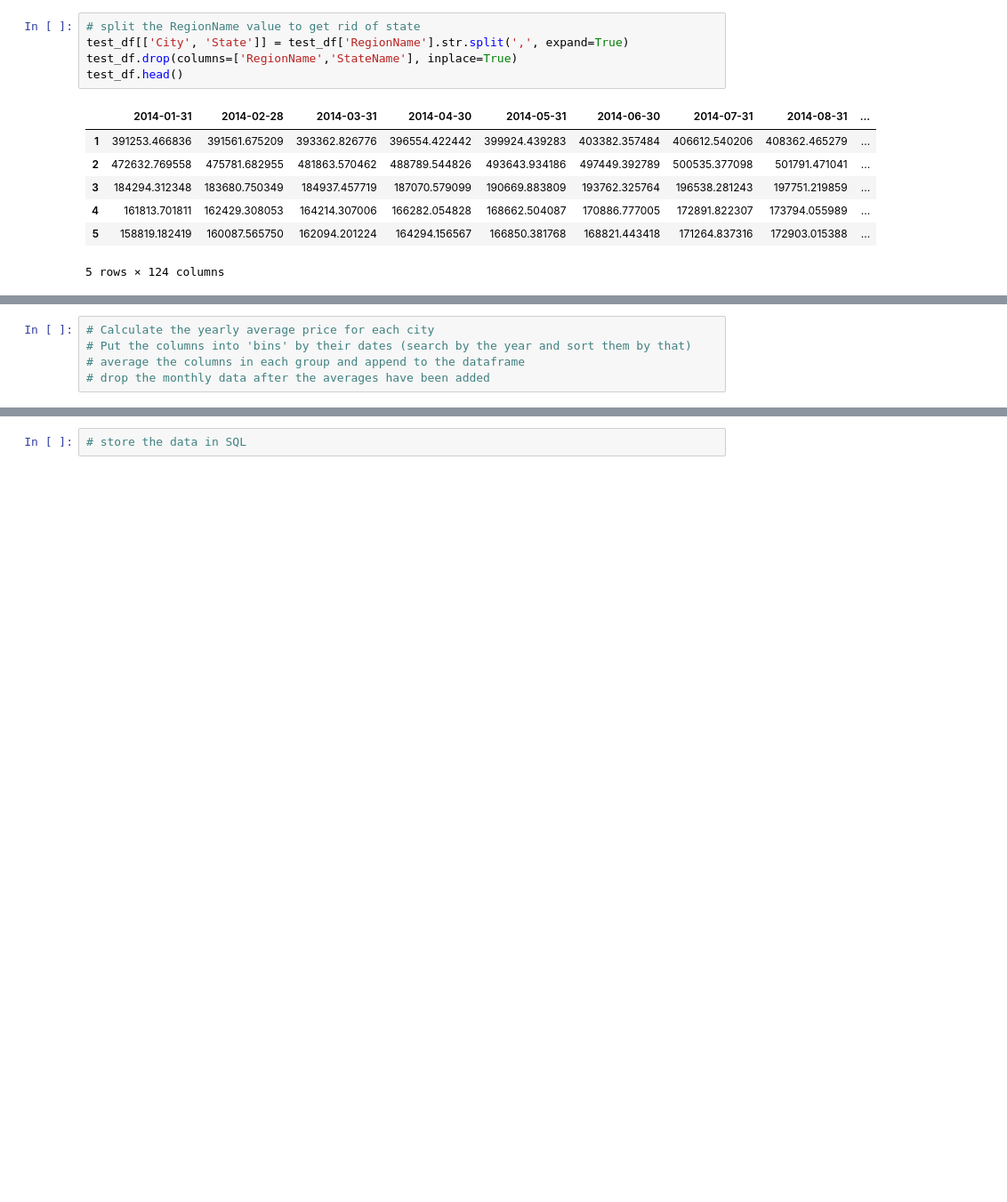
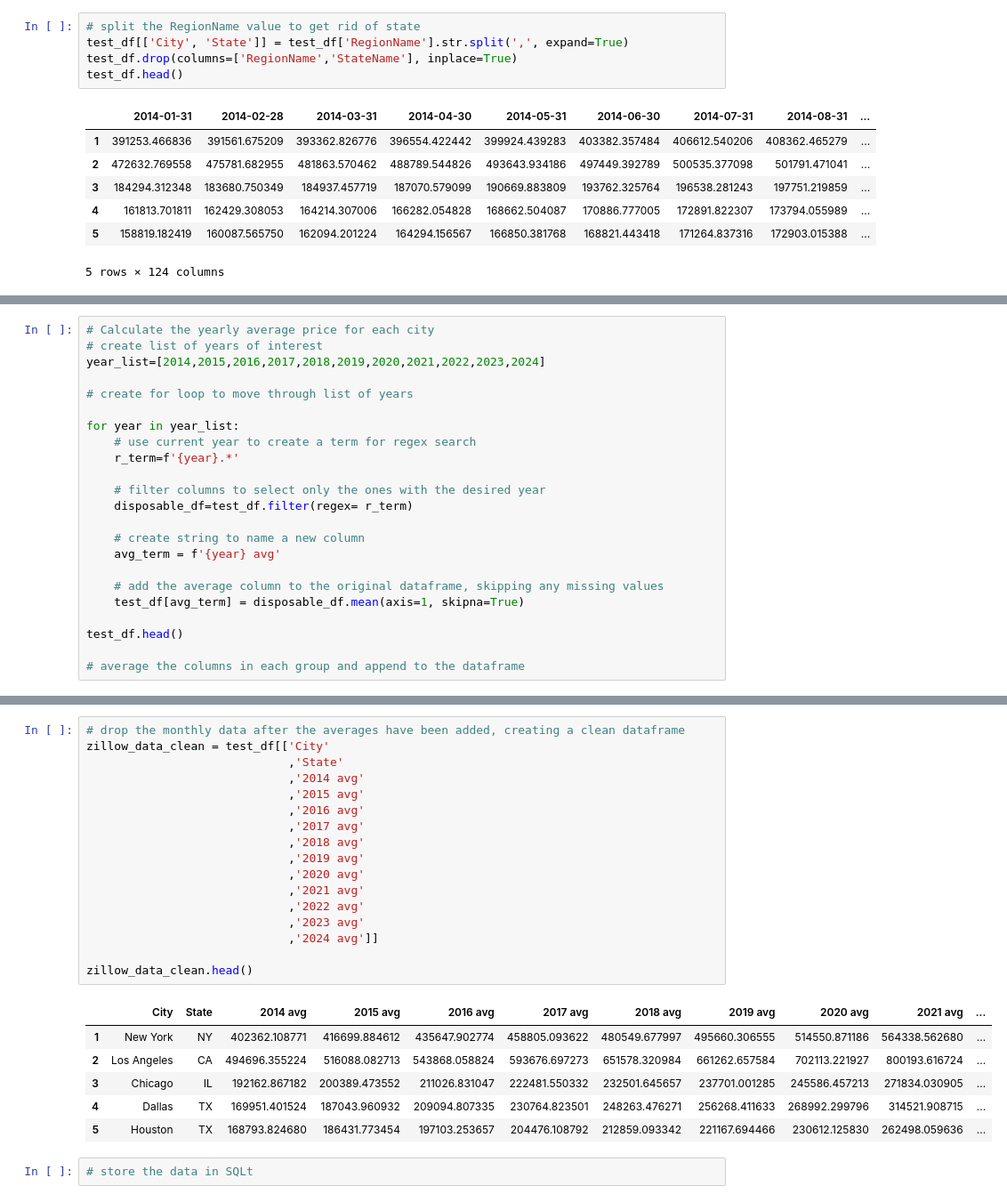
Before and after one commit to annaramer/project3, a Jupyter notebook: Zillow Data .ipynb, the cells around one changed output, grey strips where cells are left out. Shown at 89% size. Cells and saved outputs as stored; diff of their text form; blank space fills up the shorter version.

Commit message:
updating zillow data notebook

```diff
--- a/Zillow Data .ipynb
+++ b/Zillow Data .ipynb
@@ -74,5 +100,23 @@ test_df.head()
 # %%
 # Calculate the yearly average price for each city
-# Put the columns into 'bins' by their dates (search by the year and sort them by that)
+# create list of years of interest
+year_list=[2014,2015,2016,2017,2018,2019,2020,2021,2022,2023,2024]
+
+# create for loop to move through list of years
+
+for year in year_list:
+    # use current year to create a term for regex search
+    r_term=f'{year}.*'
+
+    # filter columns to select only the ones with the desired year
+    disposable_df=test_df.filter(regex= r_term)
+
+    # create string to name a new column
+    avg_term = f'{year} avg'
+
+    # add the average column to the original dataframe, skipping any missing values
+    test_df[avg_term] = disposable_df.mean(axis=1, skipna=True)
+
+test_df.head()
+
 # average the columns in each group and append to the dataframe
-# drop the monthly data after the averages have been added
@@ -79,2 +131,26 @@ test_df.head()
+# %%
+# drop the monthly data after the averages have been added, creating a clean dataframe
+zillow_data_clean = test_df[['City'
+                             ,'State'
+                             ,'2014 avg'
+                             ,'2015 avg'
+                             ,'2016 avg'
+                             ,'2017 avg'
+                             ,'2018 avg'
+                             ,'2019 avg'
+                             ,'2020 avg'
+                             ,'2021 avg'
+                             ,'2022 avg'
+                             ,'2023 avg'
+                             ,'2024 avg']]
+
+zillow_data_clean.head()
+# %% [output]
+|  | City | State | 2014 avg | 2015 avg | 2016 avg | 2017 avg | 2018 avg | 2019 avg | 2020 avg | 2021 avg | ... |
+| 1 | New York | NY | 402362.108771 | 416699.884612 | 435647.902774 | 458805.093622 | 480549.677997 | 495660.306555 | 514550.871186 | 564338.562680 | ... |
+| 2 | Los Angeles | CA | 494696.355224 | 516088.082713 | 543868.058824 | 593676.697273 | 651578.320984 | 661262.657584 | 702113.221927 | 800193.616724 | ... |
+| 3 | Chicago | IL | 192162.867182 | 200389.473552 | 211026.831047 | 222481.550332 | 232501.645657 | 237701.001285 | 245586.457213 | 271834.030905 | ... |
+| 4 | Dallas | TX | 169951.401524 | 187043.960932 | 209094.807335 | 230764.823501 | 248263.476271 | 256268.411633 | 268992.299796 | 314521.908715 | ... |
+| 5 | Houston | TX | 168793.824680 | 186431.773454 | 197103.253657 | 204476.108792 | 212859.093342 | 221167.694466 | 230612.125830 | 262498.059636 | ... |
 # %%
-# store the data in SQL
+# store the data in SQLt
```
Also changed, not shown: parts of 2 cells of this notebook.
